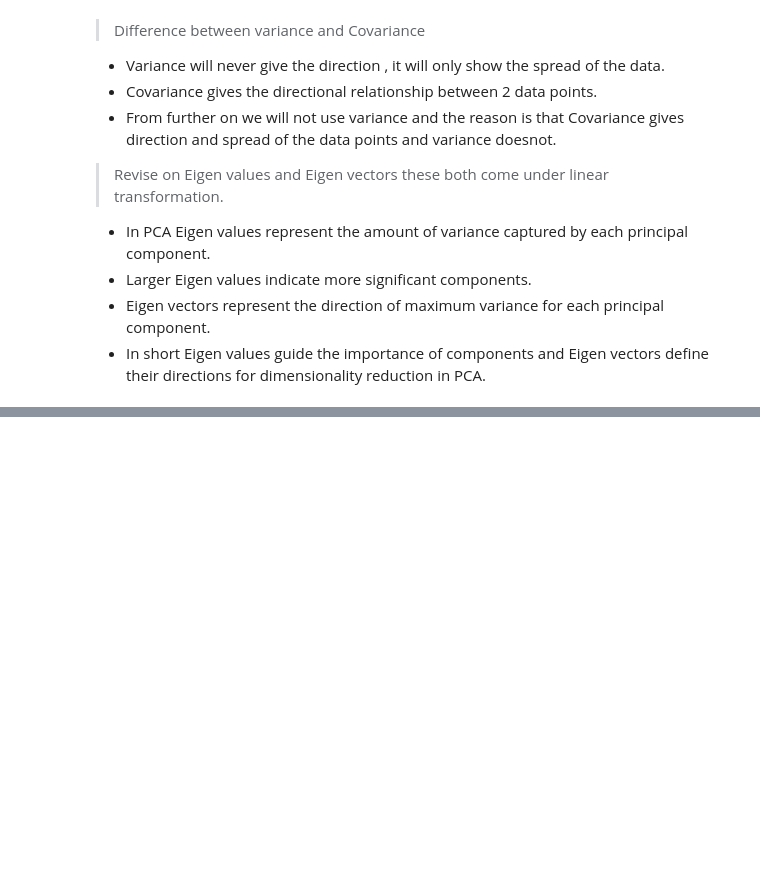
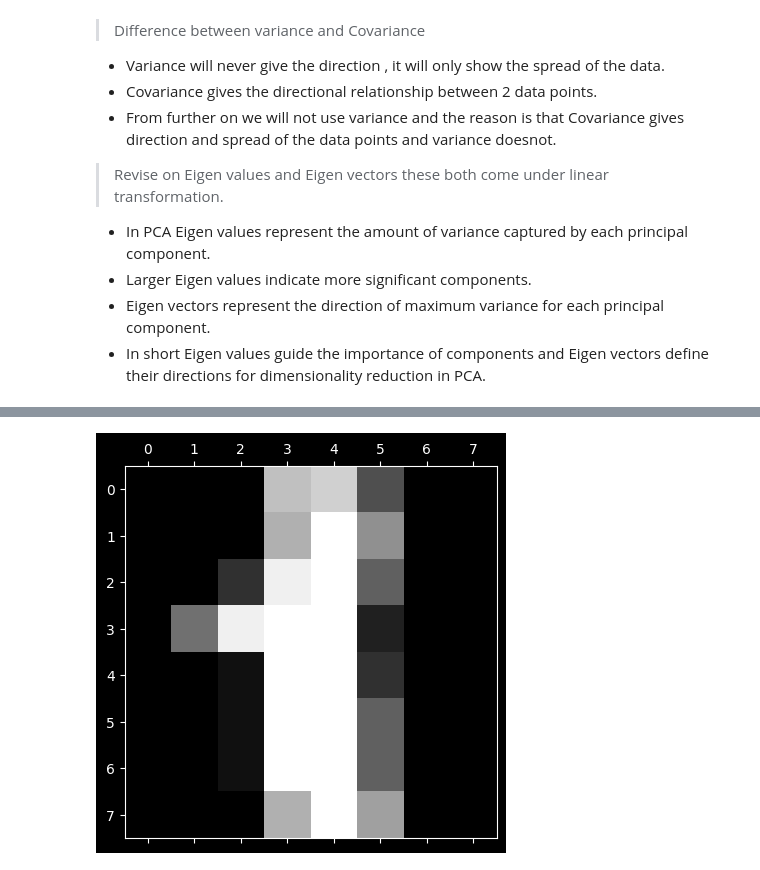
Before and after one commit to abhishek2young/Python-Hands-ON, a Jupyter notebook: PCA.ipynb, the cells around one changed output, grey strips where cells are left out. Cells and saved outputs as stored; diff of their text form; code cells hidden in the pictures; blank space fills up the shorter version.

```diff
--- a/PCA.ipynb
+++ b/PCA.ipynb
@@ -58,0 +251,5 @@
+# %%
+plt.matshow(digit_data.images[1])
+plt.gray()
+# %% [output]
+[figure, added]
```
Also changed, not shown: parts of 37 cells of this notebook, 5 other files.
